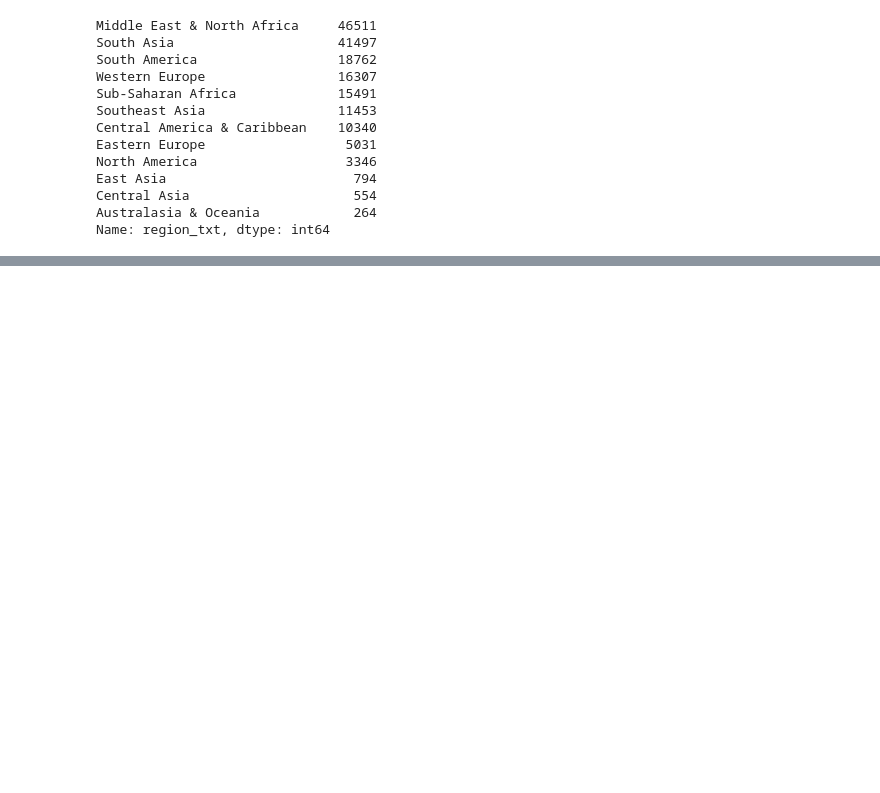
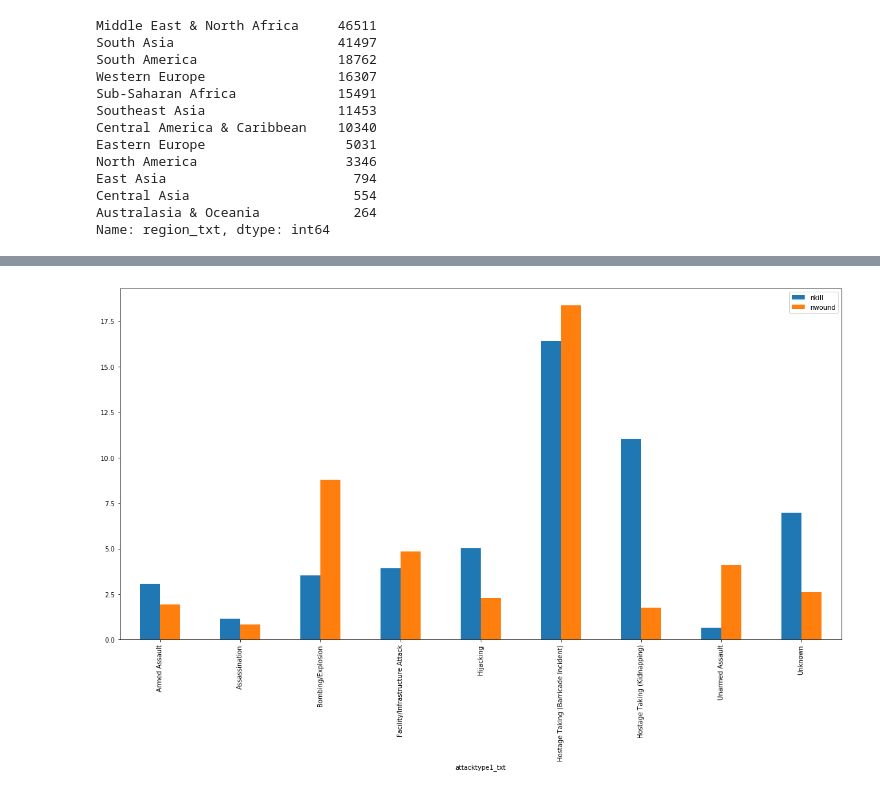
Before and after one commit to gpizzigh/CD-Projeto-3, a Jupyter notebook: Osamento Bindados.ipynb, the cells around one changed output, grey strips where cells are left out. Cells and saved outputs as stored; diff of their text form; code cells hidden in the pictures; blank space fills up the shorter version.

```diff
--- a/Osamento Bindados.ipynb
+++ b/Osamento Bindados.ipynb
@@ -165,0 +126,9 @@ plt.show()
+# %%
+
+dt_attack = dt.loc[:,['attacktype1_txt','nkill','nwound']]
+dt_attack.nkill.groupby(dt.attacktype1_txt).mean()
+dt_attack2 = pd.DataFrame(dt_attack.groupby(dt.attacktype1_txt).mean())
+dt_attack2.plot(kind = 'bar', figsize = (20,10))
+plt.show()
+# %% [output]
+[figure, added]
```
Also changed, not shown: parts of 8 cells of this notebook, 1 other file.
